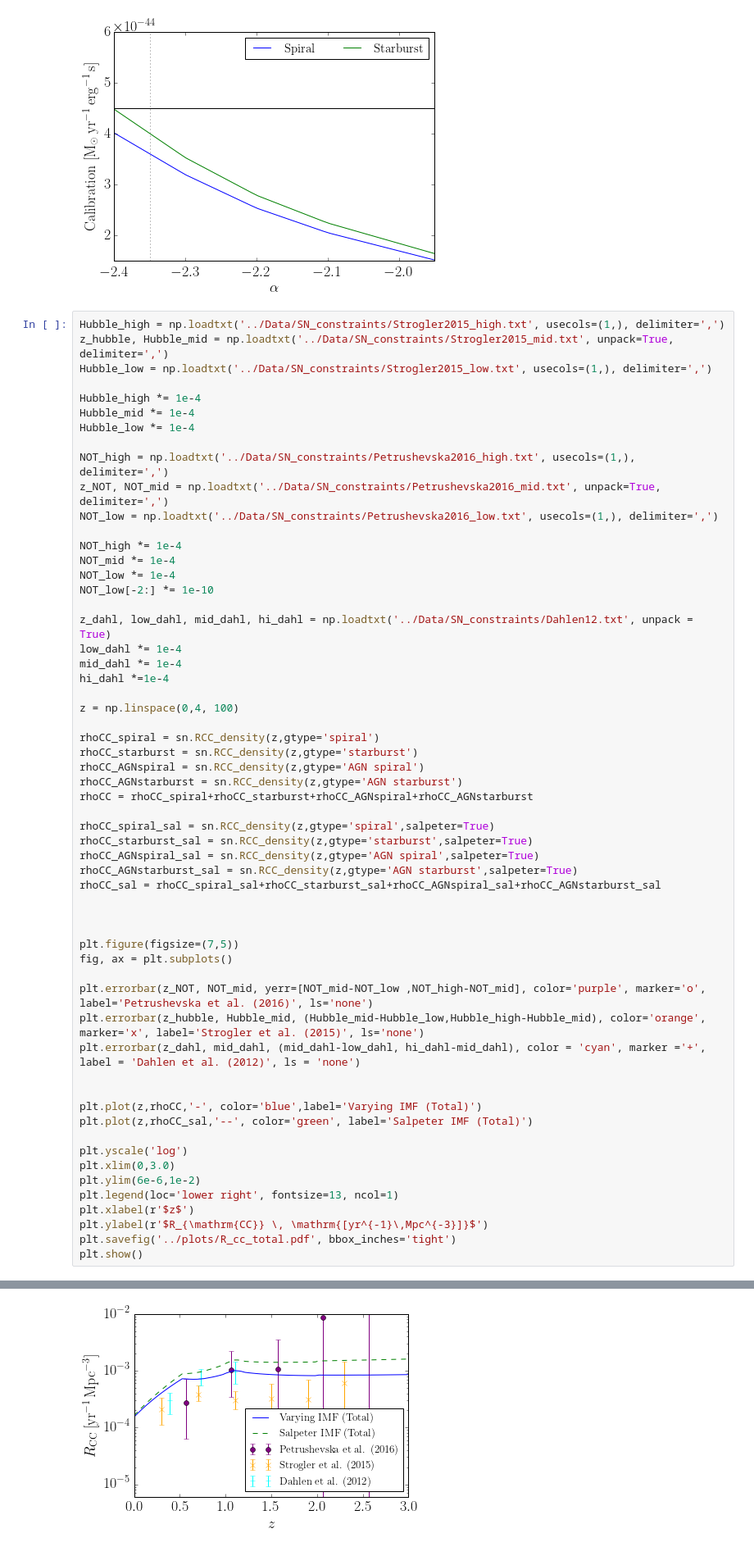
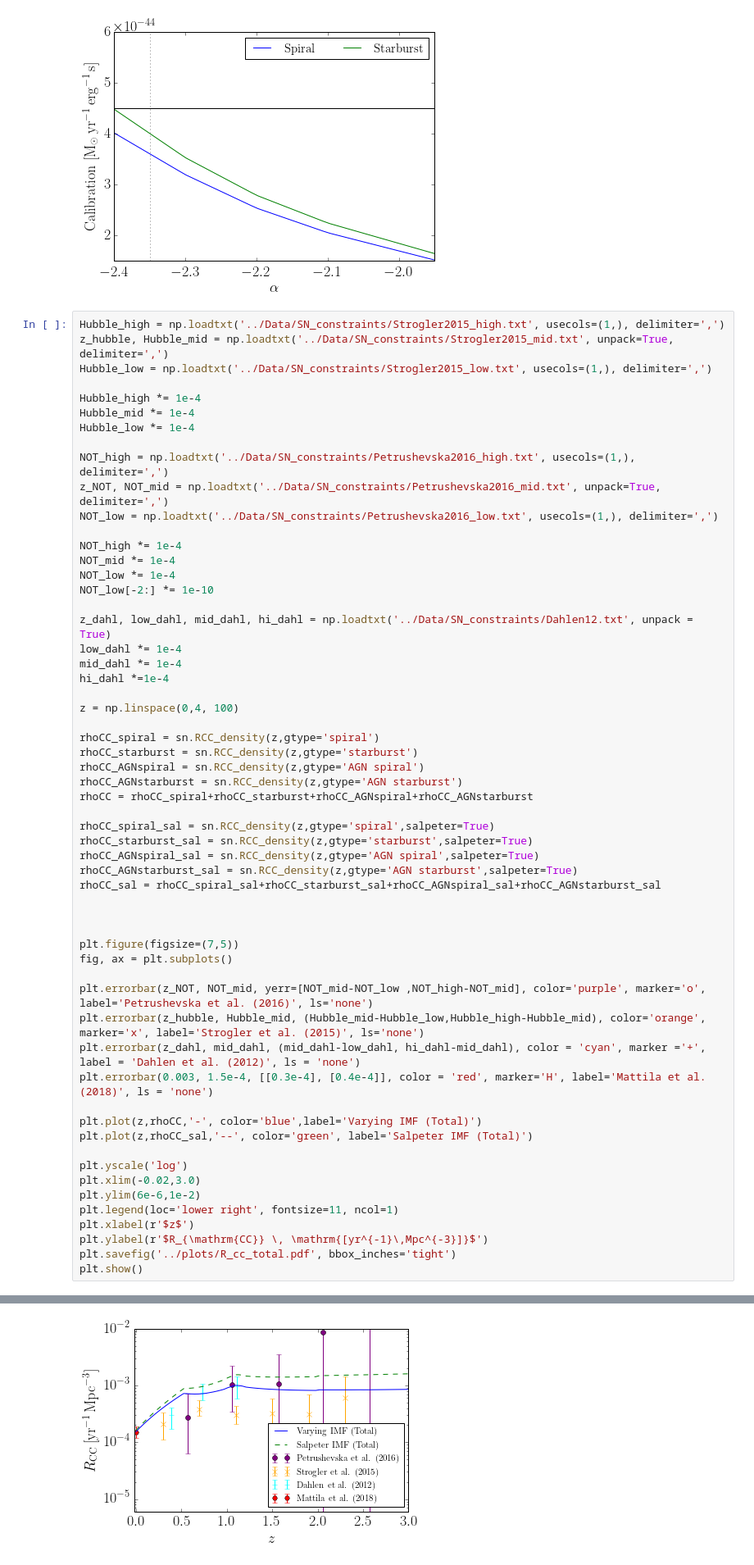
Before and after one commit to joshziegler/DSNB, a Jupyter notebook: Python Code/DSNB_plots.ipynb, the cells around one changed output, grey strips where cells are left out. Shown at 82% size. Cells and saved outputs as stored; diff of their text form.

```diff
--- a/Python Code/DSNB_plots.ipynb
+++ b/Python Code/DSNB_plots.ipynb
@@ -155,37 +155,37 @@ rhoCC_starburst = sn.RCC_density(z,gtype='starburst')
 rhoCC_AGNspiral = sn.RCC_density(z,gtype='AGN spiral')
 rhoCC_AGNstarburst = sn.RCC_density(z,gtype='AGN starburst')
 rhoCC = rhoCC_spiral+rhoCC_starburst+rhoCC_AGNspiral+rhoCC_AGNstarburst
 
 rhoCC_spiral_sal = sn.RCC_density(z,gtype='spiral',salpeter=True)
 rhoCC_starburst_sal = sn.RCC_density(z,gtype='starburst',salpeter=True)
 rhoCC_AGNspiral_sal = sn.RCC_density(z,gtype='AGN spiral',salpeter=True)
 rhoCC_AGNstarburst_sal = sn.RCC_density(z,gtype='AGN starburst',salpeter=True)
 rhoCC_sal = rhoCC_spiral_sal+rhoCC_starburst_sal+rhoCC_AGNspiral_sal+rhoCC_AGNstarburst_sal
 
 
 
 plt.figure(figsize=(7,5))
 fig, ax = plt.subplots()
 
 plt.errorbar(z_NOT, NOT_mid, yerr=[NOT_mid-NOT_low ,NOT_high-NOT_mid], color='purple', marker='o', label='Petrushevska et al. (2016)', ls='none')
 plt.errorbar(z_hubble, Hubble_mid, (Hubble_mid-Hubble_low,Hubble_high-Hubble_mid), color='orange', marker='x', label='Strogler et al. (2015)', ls='none')
 plt.errorbar(z_dahl, mid_dahl, (mid_dahl-low_dahl, hi_dahl-mid_dahl), color = 'cyan', marker ='+', label = 'Dahlen et al. (2012)', ls = 'none')
-
+plt.errorbar(0.003, 1.5e-4, [[0.3e-4], [0.4e-4]], color = 'red', marker='H', label='Mattila et al. (2018)', ls = 'none')
 
 plt.plot(z,rhoCC,'-', color='blue',label='Varying IMF (Total)')
 plt.plot(z,rhoCC_sal,'--', color='green', label='Salpeter IMF (Total)')
 
 plt.yscale('log')
-plt.xlim(0,3.0)
+plt.xlim(-0.02,3.0)
 plt.ylim(6e-6,1e-2)
-plt.legend(loc='lower right', fontsize=13, ncol=1)
+plt.legend(loc='lower right', fontsize=11, ncol=1)
 plt.xlabel(r'$z$')
 plt.ylabel(r'$R_{\mathrm{CC}} \, \mathrm{[yr^{-1}\,Mpc^{-3}]}$')
 plt.savefig('../plots/R_cc_total.pdf', bbox_inches='tight')
 plt.show()
 # %% [output]
 <matplotlib.figure.Figure at 0x...>
-[figure, old version]
+[figure, new version]
 # %%
 z = np.linspace(0,4, 100)
 
```
Also changed, not shown: parts of 2 cells of this notebook, 2 other files.
